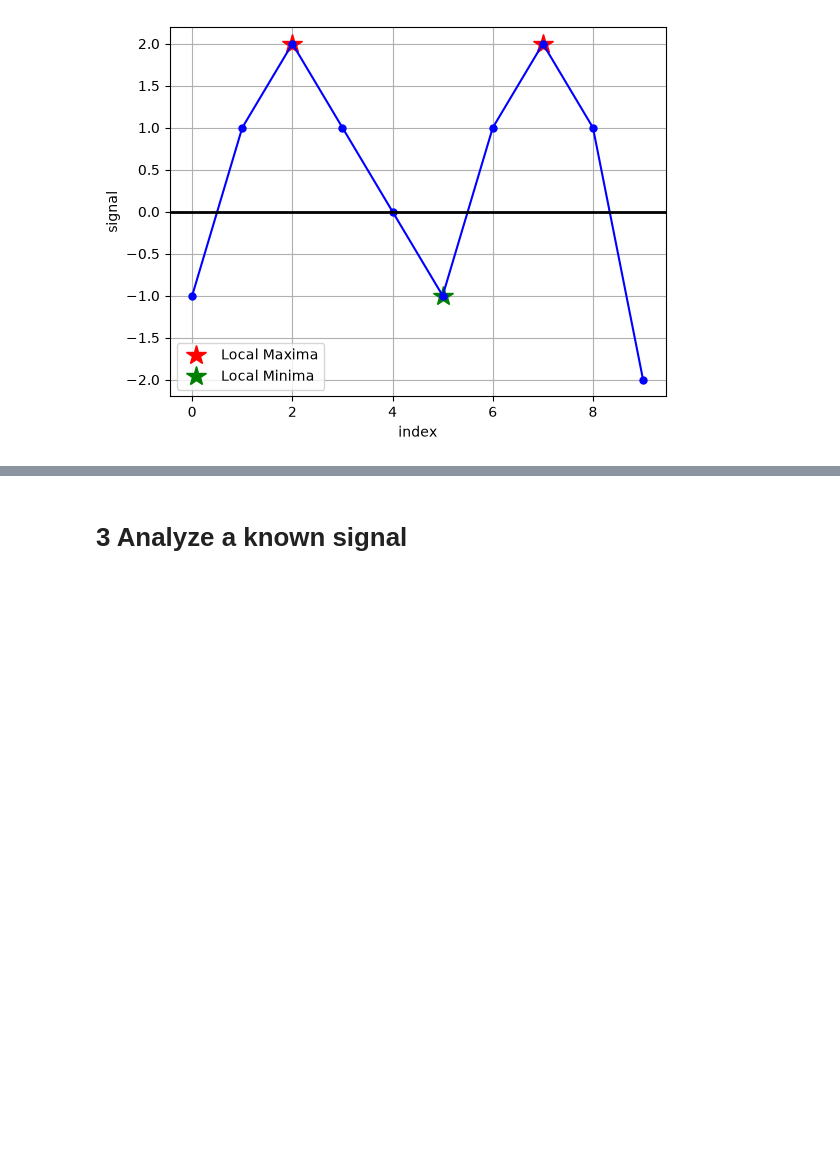
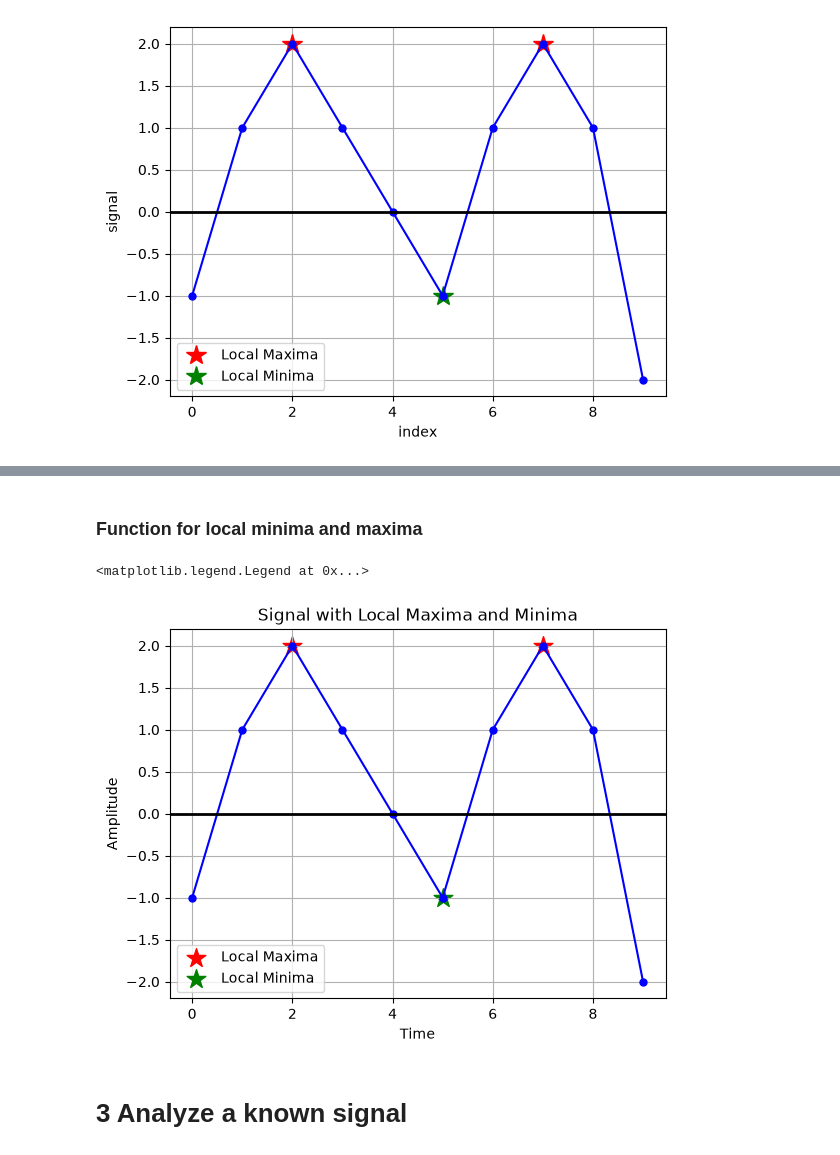
Before and after one commit to ChloeGil-student/Python-Series03, a Jupyter notebook: Python-Series03.ipynb, the cells around one changed output, grey strips where cells are left out. Saved outputs shown, nothing was run; the diff lists cells and outputs as text; code cells hidden in the pictures; blank space fills up the shorter version.

```diff
--- a/Python-Series03.ipynb
+++ b/Python-Series03.ipynb
@@ -120,3 +167,35 @@ legend = plt.legend(loc='lower left')
+# %% [markdown]
+### Function for local minima and maxima
+# %%
+# create function to find the local maxima and minima in a signal and plot them
+def plot_local_extrema(signal):
+    # Find the indices of the local maxima
+    local_maxima = argrelextrema(signal, np.greater)
+
+    # Find the indices of the local minima
+    local_minima = argrelextrema(signal, np.less)
+
+    # Mark the local maxima and minima on the plot
+    for k, i in enumerate(local_maxima[0]):
+        plt.scatter(i, signal[i], marker='*', label='Local Maxima' if k == 0 else "", s=200, color='red')
+
+    for k, i in enumerate(local_minima[0]):
+        plt.scatter(i, signal[i], marker='*', label='Local Minima' if k == 0 else "", s=200, color='green')
+
+
+plt.plot(signal, marker='o', linestyle='-', color='b', markersize=5)
+signal_with_local_extrema = plot_local_extrema(signal)
+plt.title('Signal with Local Maxima and Minima')
+plt.xlabel('Time')
+plt.ylabel('Amplitude')
+# make the 0 axis bold
+plt.axhline(y=0, color='black', linewidth=2)
+grid = True
+plt.grid(grid)
+plt.legend(loc='lower left')
+# %% [output]
+<matplotlib.legend.Legend at 0x...>
+[figure, added]
 # %% [markdown]
 # 3 Analyze a known signal
 # %% [markdown]
```
Also changed, not shown: parts of 5 cells of this notebook.
